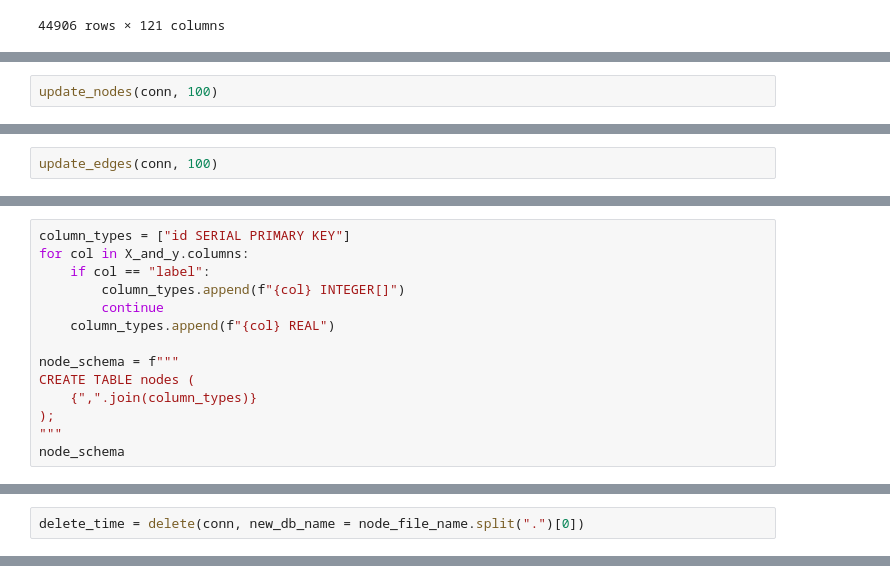
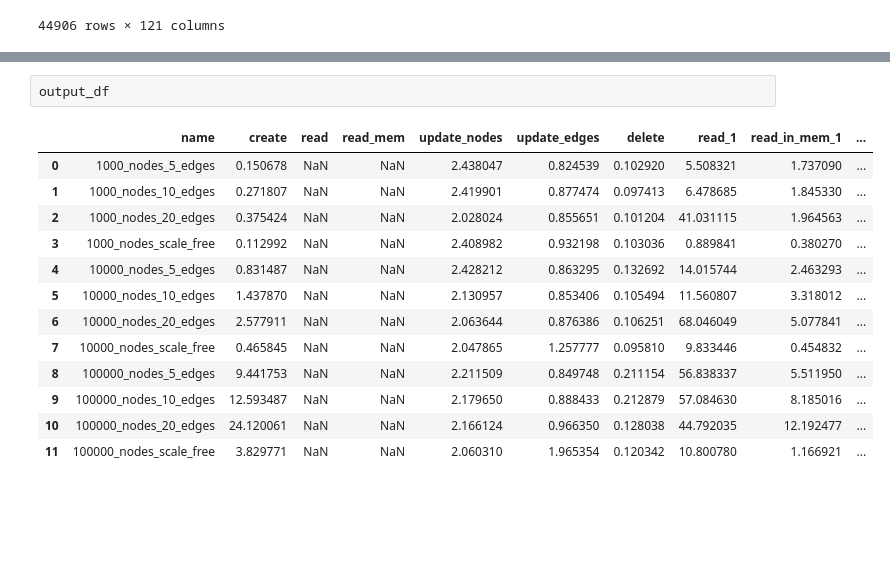
Before and after one commit to danielwalke/DatabaseGraphEvaluation, a Jupyter notebook: PostgresCol.ipynb, the cells around one changed output, grey strips where cells are left out. Drawn from its saved outputs; the diff is of its cells as text; blank space fills up the shorter version.

```diff
--- a/PostgresCol.ipynb
+++ b/PostgresCol.ipynb
@@ -823,2 +441,0 @@ KeyboardInterrupt:
-# %%
-update_nodes(conn, 100)
@@ -827,2 +441,0 @@ update_nodes(conn, 100)
-# %%
-update_edges(conn, 100)
@@ -833,14 +441,0 @@ conn.rollback()
-# %%
-column_types = ["id SERIAL PRIMARY KEY"]
-for col in X_and_y.columns:
-    if col == "label":
-        column_types.append(f"{col} INTEGER[]")
-        continue
-    column_types.append(f"{col} REAL")
-
-node_schema = f"""
-CREATE TABLE nodes (
-    {",".join(column_types)}
-);
-"""
-node_schema
@@ -849,2 +441,0 @@ node_schema
-# %%
-delete_time = delete(conn, new_db_name = node_file_name.split(".")[0])
@@ -880,0 +585,16 @@ delete_time
+# %%
+output_df
+# %% [output]
+|  | name | create | read | read_mem | update_nodes | update_edges | delete | read_1 | read_in_mem_1 | ... |
+| 0 | 1000_nodes_5_edges | 0.150678 | NaN | NaN | 2.438047 | 0.824539 | 0.102920 | 5.508321 | 1.737090 | ... |
+| 1 | 1000_nodes_10_edges | 0.271807 | NaN | NaN | 2.419901 | 0.877474 | 0.097413 | 6.478685 | 1.845330 | ... |
+| 2 | 1000_nodes_20_edges | 0.375424 | NaN | NaN | 2.028024 | 0.855651 | 0.101204 | 41.031115 | 1.964563 | ... |
+| 3 | 1000_nodes_scale_free | 0.112992 | NaN | NaN | 2.408982 | 0.932198 | 0.103036 | 0.889841 | 0.380270 | ... |
+| 4 | 10000_nodes_5_edges | 0.831487 | NaN | NaN | 2.428212 | 0.863295 | 0.132692 | 14.015744 | 2.463293 | ... |
+| 5 | 10000_nodes_10_edges | 1.437870 | NaN | NaN | 2.130957 | 0.853406 | 0.105494 | 11.560807 | 3.318012 | ... |
+| 6 | 10000_nodes_20_edges | 2.577911 | NaN | NaN | 2.063644 | 0.876386 | 0.106251 | 68.046049 | 5.077841 | ... |
+| 7 | 10000_nodes_scale_free | 0.465845 | NaN | NaN | 2.047865 | 1.257777 | 0.095810 | 9.833446 | 0.454832 | ... |
+| 8 | 100000_nodes_5_edges | 9.441753 | NaN | NaN | 2.211509 | 0.849748 | 0.211154 | 56.838337 | 5.511950 | ... |
+| 9 | 100000_nodes_10_edges | 12.593487 | NaN | NaN | 2.179650 | 0.888433 | 0.212879 | 57.084630 | 8.185016 | ... |
+| 10 | 100000_nodes_20_edges | 24.120061 | NaN | NaN | 2.166124 | 0.966350 | 0.128038 | 44.792035 | 12.192477 | ... |
+| 11 | 100000_nodes_scale_free | 3.829771 | NaN | NaN | 2.060310 | 1.965354 | 0.120342 | 10.800780 | 1.166921 | ... |
```
Also changed, not shown: parts of 21 cells of this notebook, 4 other files.
